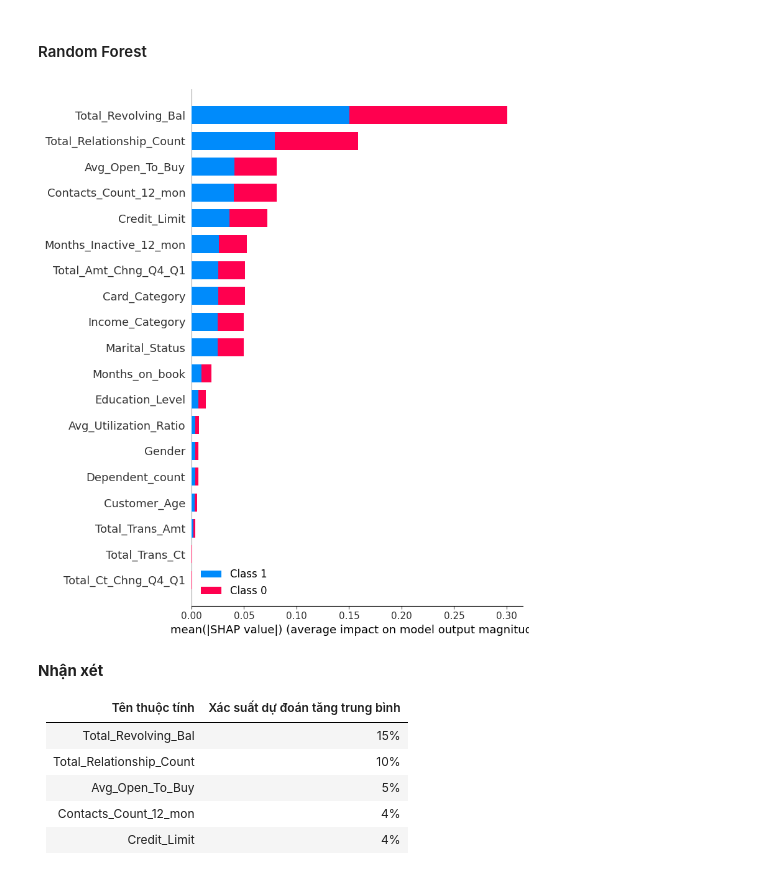
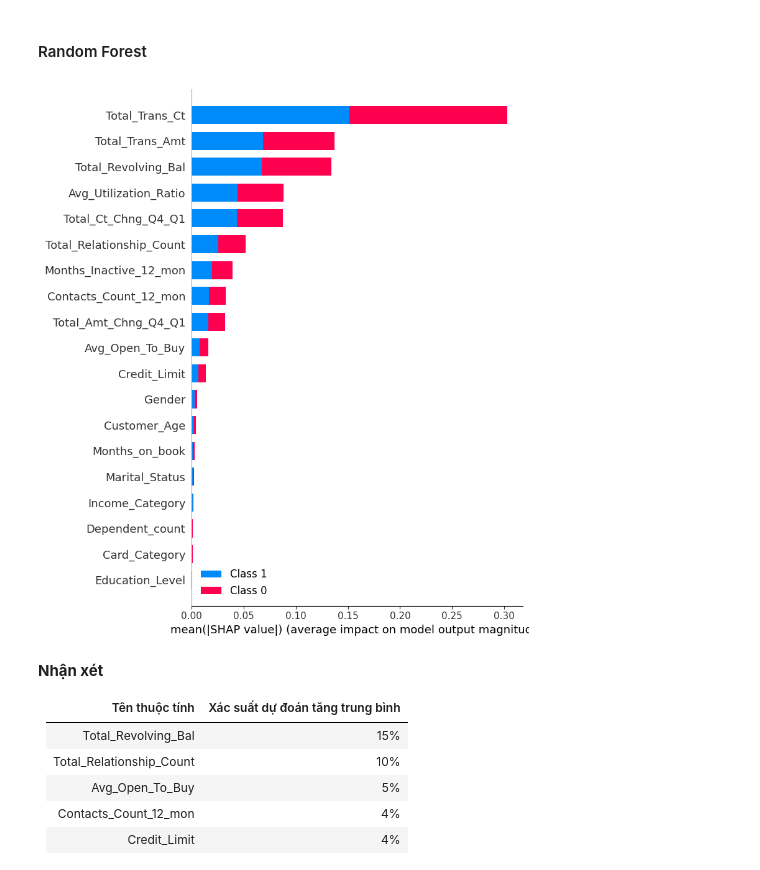
Before and after one commit to only2307/KHDLUD-Data, a Jupyter notebook: Feature_Extraction.ipynb, the cells around one changed output. Saved outputs shown, nothing was run; the diff lists cells and outputs as text; code cells hidden in the pictures.

```diff
--- a/Feature_Extraction.ipynb
+++ b/Feature_Extraction.ipynb
@@ -122,7 +122,7 @@ raw_y = raw_data[target]
 #### Decision Tree
 # %%
 tree = DecisionTreeClassifier(max_depth=5,class_weight="balanced")
-tree.fit(X,y)
+tree.fit(X1,y1)
 # %% [output]
 DecisionTreeClassifier(class_weight='balanced', max_depth=5)
 # %%
@@ -164,7 +164,7 @@ n features in:  19
 '''
 forest = RandomForestClassifier(n_jobs=-1, class_weight='balanced', max_depth=5)
 
-forest.fit(X,y)
+forest.fit(X1,y1)
 # %% [output]
 RandomForestClassifier(class_weight='balanced', max_depth=5, n_jobs=-1)
 # %%
@@ -344,10 +358,10 @@ Những thuộc tính góp phần vào việc tăng độ hiệu quả của vi
 #### Random Forest
 # %%
 forest_explainer = shap.TreeExplainer(forest)
-forest_shap_values = forest_explainer.shap_values(X,check_additivity=False)
-shap.summary_plot(forest_shap_values, X)
+forest_shap_values = forest_explainer.shap_values(X1,check_additivity=False)
+shap.summary_plot(forest_shap_values, X1)
 # %% [output]
-[figure, old version]
+[figure, new version]
 # %% [markdown]
 **Nhận xét**
 
```
Also changed, not shown: parts of 24 cells of this notebook.
